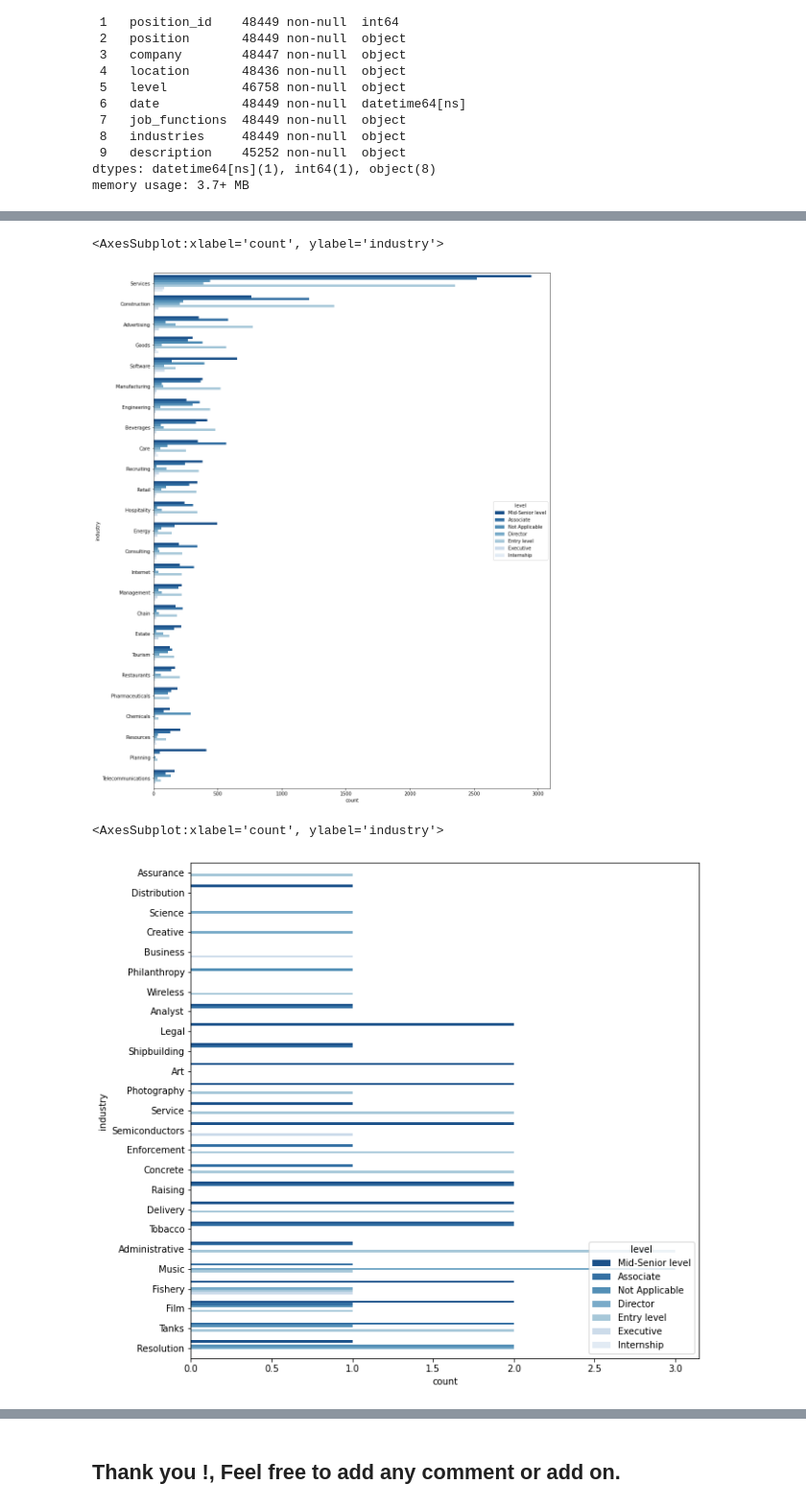
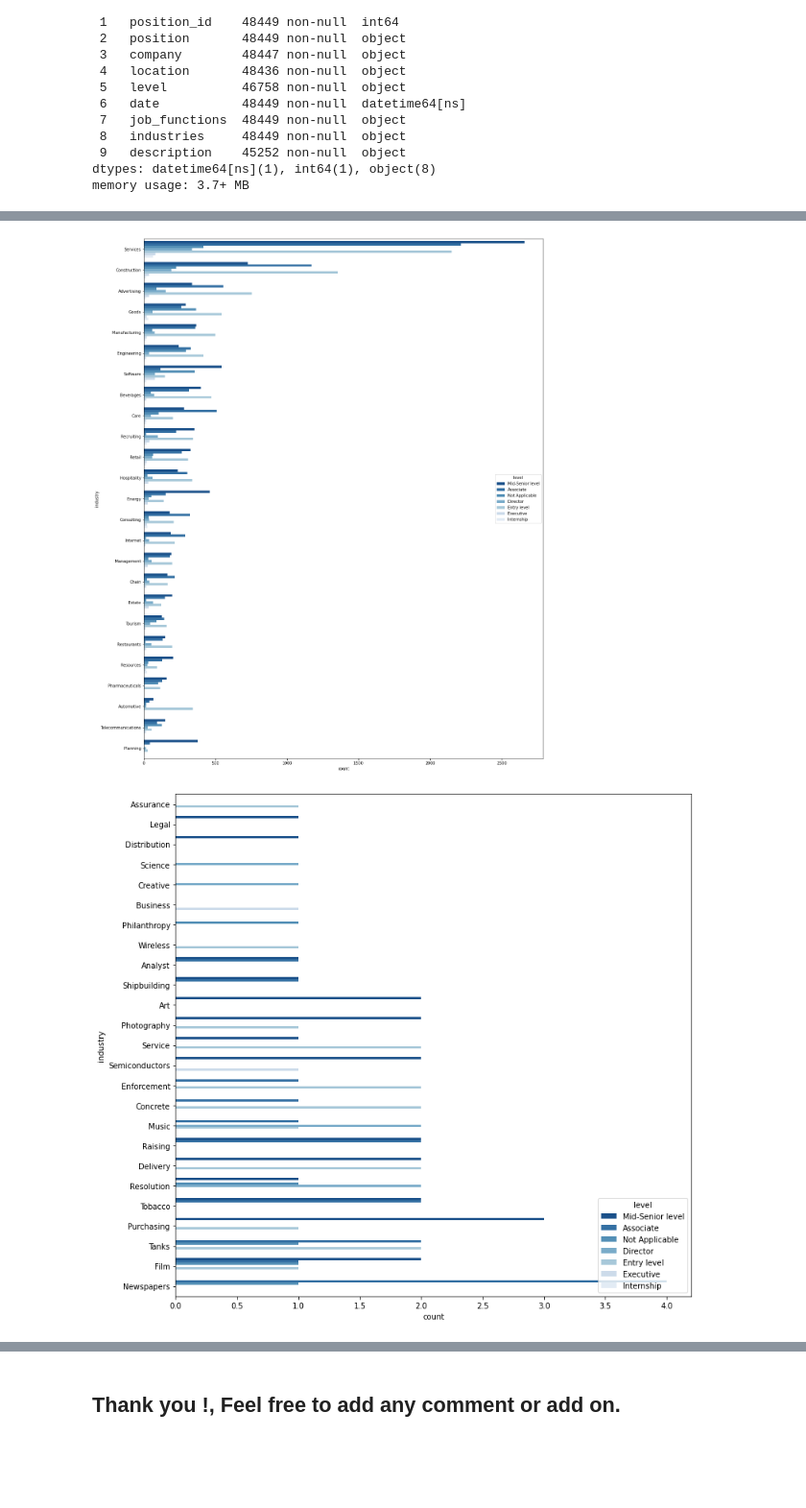
Before and after one commit to Khalid-Mu/Data-Science-Projects, a Jupyter notebook: Linkedin-EDA.ipynb, the cells around one changed output, grey strips where cells are left out. Shown at 96% size. Drawn from its saved outputs; the diff is of its cells as text; code cells hidden in the pictures; blank space fills up the shorter version.

Commit message:
Linkedin Jobs EDA 👷 | Version 2

```diff
--- a/Linkedin-EDA.ipynb
+++ b/Linkedin-EDA.ipynb
@@ -110,6 +112,9 @@ jobs.drop_duplicates(inplace=True)
 jobs = jobs[(jobs['city'] != 'n') & (jobs['city'] != 'm') & (jobs['city'] !='f') & (jobs['city'] != 'Abdulaziz')
            &(jobs['city'] != 'k') & (jobs['city'] != 'if') & (jobs['city'] !='il') & (jobs['city'] != 'r')
            &(jobs['city'] != 'ir') & (jobs['city'] != 'in') & (jobs['city'] !='yya') & (jobs['city'] != 'an')]
+# %%
+#Dropping duplicated rows based on linkedin id & keeping the first only
+jobs.drop_duplicates(subset='linkedin_id',keep='first',inplace=True)
 # %%
 #Dropping values after adding new columns
 jobs.drop(['location','industries','date','linkedin_id','position_id','job_functions'],axis=1,inplace=True)
@@ -133,15 +154,15 @@ sns.countplot(y='city',hue='level',data=jobs,palette='Blues_r',order=jobs['city'
 # %%
 #Count of the most common job posting by industry, splitting them based on the level of jobs
-plt.figure(figsize=(15,20))
+plt.figure(figsize=(18,24))
 sns.countplot(y='industry',hue='level',data=jobs,palette='Blues_r',order=jobs['industry'].value_counts().nlargest(25).index)
+plt.show()
 # %% [output]
-<AxesSubplot:xlabel='count', ylabel='industry'>
-[figure, old version]
+[figure, new version]
 # %%
 #Count of the least common job posting by industry, splitting them based on the level of jobs
-plt.figure(figsize=(10,10))
+plt.figure(figsize=(12,12))
 sns.countplot(y='industry',hue='level',data=jobs,palette='Blues_r',order=jobs['industry'].value_counts().nsmallest(25).index)
+plt.show()
 # %% [output]
-<AxesSubplot:xlabel='count', ylabel='industry'>
-[figure, old version]
+[figure, new version]
 # %% [markdown]
```
Also changed, not shown: parts of 20 cells of this notebook.
